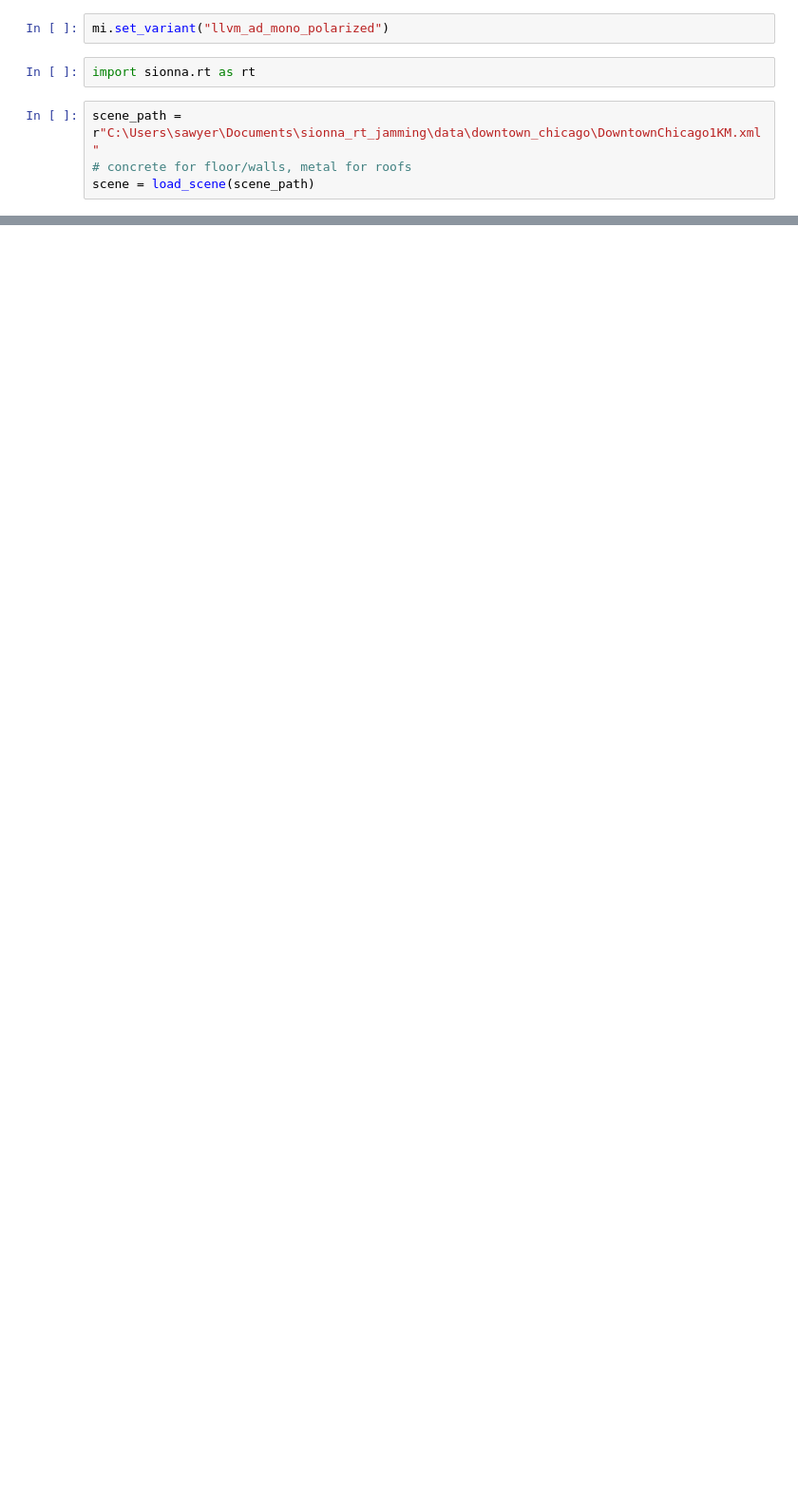
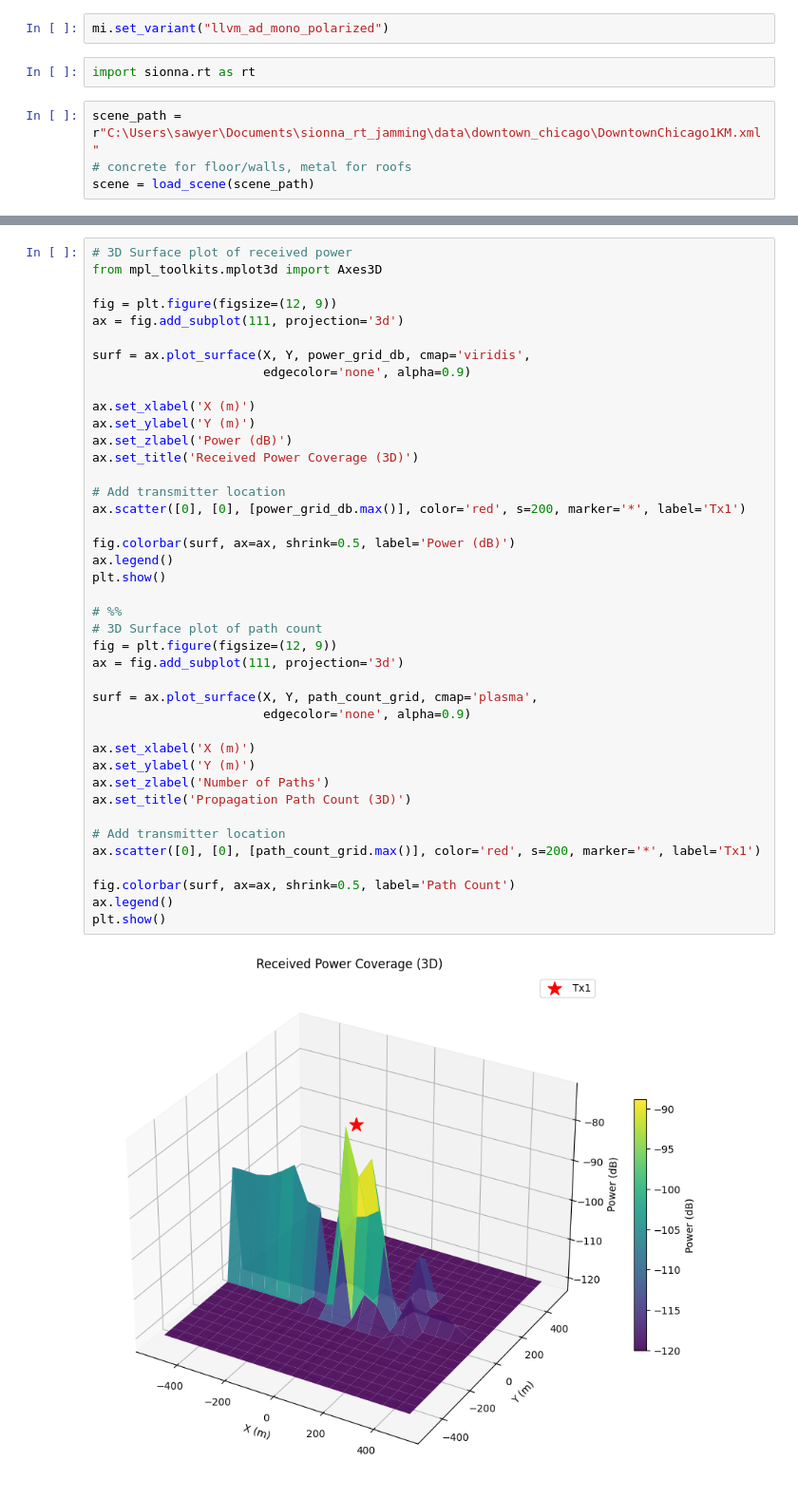
Before and after one commit to shplok/sionna_rt_jamming, a Jupyter notebook: src/main.ipynb, the cells around one changed output, grey strips where cells are left out. Shown at 95% size. Drawn from its saved outputs; the diff is of its cells as text; blank space fills up the shorter version.

```diff
--- a/src/main.ipynb
+++ b/src/main.ipynb
@@ -67,0 +123,43 @@ scene.preview(paths=paths, resolution=[1200, 800], clip_at=15.)
+# %%
+# 3D Surface plot of received power
+from mpl_toolkits.mplot3d import Axes3D
+
+fig = plt.figure(figsize=(12, 9))
+ax = fig.add_subplot(111, projection='3d')
+
+surf = ax.plot_surface(X, Y, power_grid_db, cmap='viridis',
+                       edgecolor='none', alpha=0.9)
+
+ax.set_xlabel('X (m)')
+ax.set_ylabel('Y (m)')
+ax.set_zlabel('Power (dB)')
+ax.set_title('Received Power Coverage (3D)')
+
+# Add transmitter location
+ax.scatter([0], [0], [power_grid_db.max()], color='red', s=200, marker='*', label='Tx1')
+
+fig.colorbar(surf, ax=ax, shrink=0.5, label='Power (dB)')
+ax.legend()
+plt.show()
+
+# %%
+# 3D Surface plot of path count
+fig = plt.figure(figsize=(12, 9))
+ax = fig.add_subplot(111, projection='3d')
+
+surf = ax.plot_surface(X, Y, path_count_grid, cmap='plasma',
+                       edgecolor='none', alpha=0.9)
+
+ax.set_xlabel('X (m)')
+ax.set_ylabel('Y (m)')
+ax.set_zlabel('Number of Paths')
+ax.set_title('Propagation Path Count (3D)')
+
+# Add transmitter location
+ax.scatter([0], [0], [path_count_grid.max()], color='red', s=200, marker='*', label='Tx1')
+
+fig.colorbar(surf, ax=ax, shrink=0.5, label='Path Count')
+ax.legend()
+plt.show()
+# %% [output]
+[figure, added]
```
Also changed, not shown: parts of 7 cells of this notebook, 1 other file.
